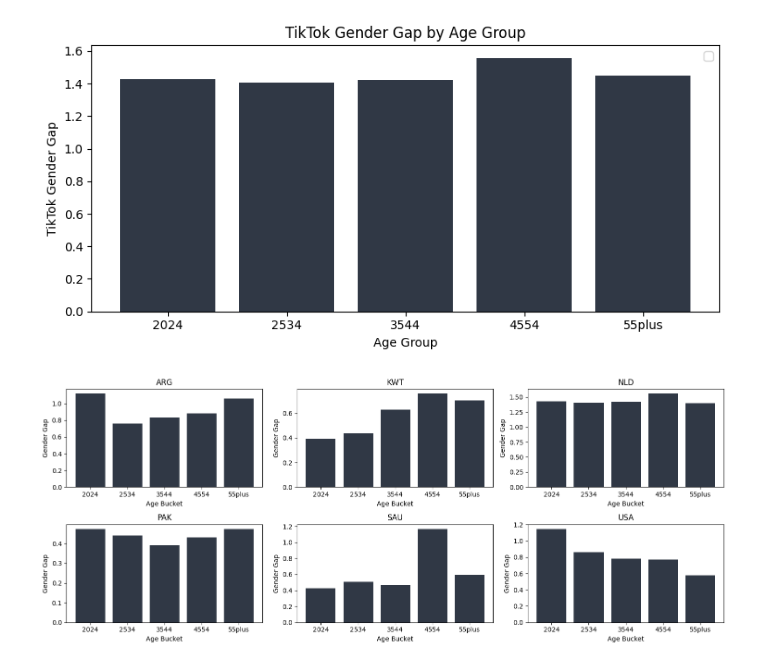
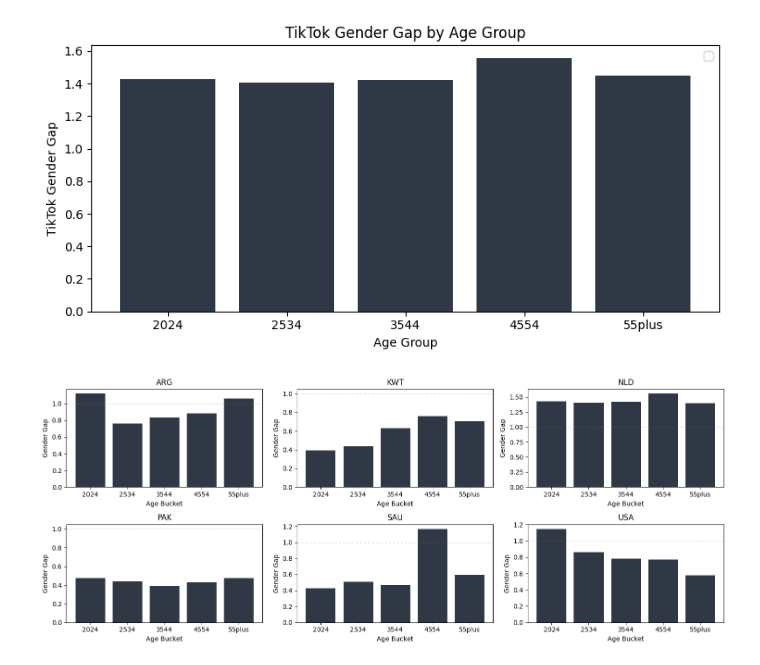
Before and after one commit to hschwed/PDSAI, a Jupyter notebook: poster_input/analyses.ipynb, the cells around one changed output. Saved outputs shown, nothing was run; the diff lists cells and outputs as text; code cells hidden in the pictures.

Commit message:
add line to graph

```diff
--- a/poster_input/analyses.ipynb
+++ b/poster_input/analyses.ipynb
@@ -408,31 +408,32 @@ cols = 3  # or adjust based on your preference
 rows = int(np.ceil(n_countries / cols))
 
 # Create subplots
 fig, axes = plt.subplots(rows, cols, figsize=(15, 3*rows))
 axes = axes.flatten() if n_countries > 1 else [axes]
 
 # Create bar chart for each country
 for i, country in enumerate(countries):
     country_data = df[df['country_code'] == country]
 
     axes[i].bar(country_data['bucket'], country_data['tt_fm'],color='#303845')
+    axes[i].axhline(y=1, color='grey', linestyle=':',linewidth = 0.7, alpha=0.7)
     axes[i].set_title(f'{country}')
     axes[i].set_xlabel('Age Bucket')
     axes[i].set_ylabel('Gender Gap')
 
 # Hide empty subplots
 for i in range(n_countries, len(axes)):
     axes[i].set_visible(False)
 
 plt.tight_layout()
 plt.show()
 
 # select NLD, relatively equal above 1, QAT below 1, lower gap in older,
 # 1. stable above 1 -> NLD
 # 2. increase, stable around 1 -> DEU
 # 3. spike in 4554, below 1 -> SAU
 # 4. decrease -> USA
 # 5. u shape -> ARG
 # 6. inverse u, below 1 -> KWT
 # %% [output]
-[figure, old version]
+[figure, new version]
```
Also changed, not shown: 2 other files.
